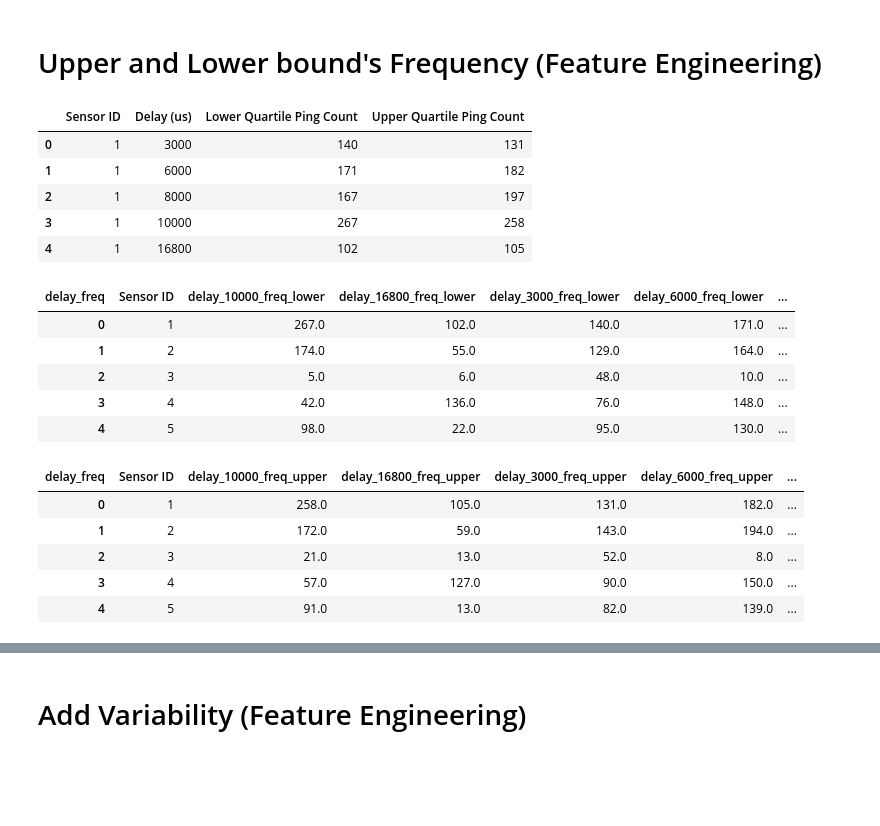
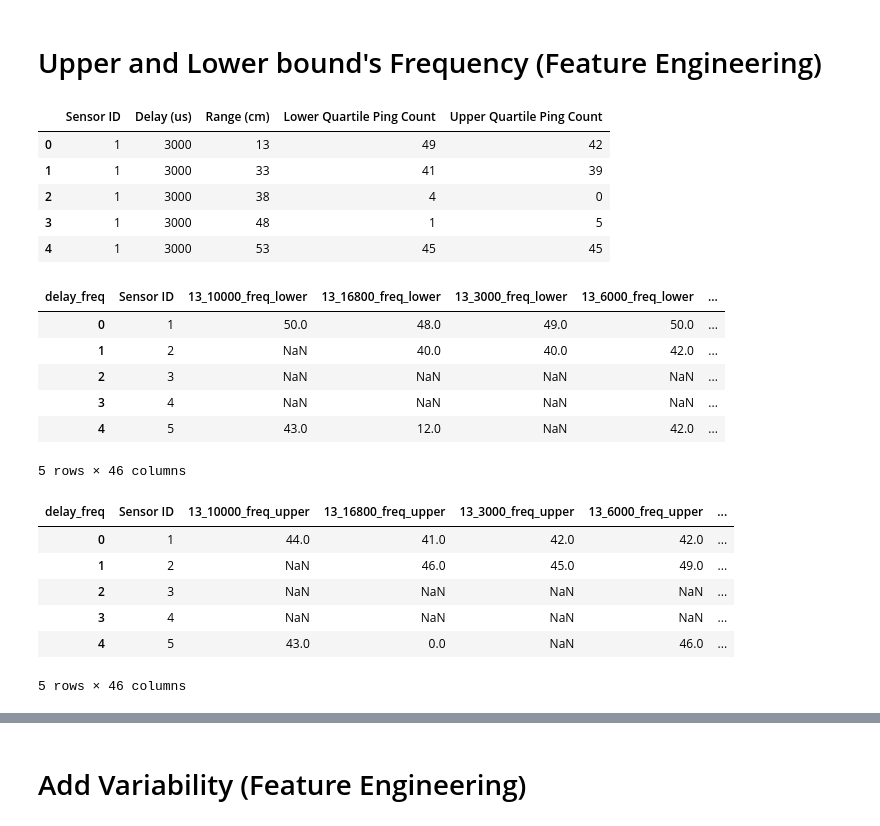
Before and after one commit to JihoonChung/ML_Sensor_Characterization, a Jupyter notebook: Analysis/Delay_sequence_data/US_delay_sequence_feature_engineering.ipynb, the cells around one changed output, grey strips where cells are left out. Drawn from its saved outputs; the diff is of its cells as text; code cells hidden in the pictures; blank space fills up the shorter version.

```diff
--- a/Analysis/Delay_sequence_data/US_delay_sequence_feature_engineering.ipynb
+++ b/Analysis/Delay_sequence_data/US_delay_sequence_feature_engineering.ipynb
@@ -664,65 +664,67 @@ df_all.head()
 # Upper and Lower bound's Frequency (Feature Engineering)
 # %%
 # Group by 'Sensor ID' and 'Delay (us)' for lower quartile
-grouped_lower_outliers = df_lower_quartile.groupby(['Sensor ID', 'Delay (us)'])['Ping Time (us)'].count().reset_index()
+grouped_lower_outliers = df_lower_quartile.groupby(['Sensor ID', 'Delay (us)',"Range (cm)"])['Ping Time (us)'].count().reset_index()
 
 # Group by 'Sensor ID' and 'Delay (us)' for upper quartile
-grouped_upper_outliers = df_upper_quartile.groupby(['Sensor ID', 'Delay (us)'])['Ping Time (us)'].count().reset_index()
+grouped_upper_outliers = df_upper_quartile.groupby(['Sensor ID', 'Delay (us)',"Range (cm)"])['Ping Time (us)'].count().reset_index()
 
 # Merge the grouped dataframes with alias column names for the count columns
-df_outlier_freq = pd.merge(grouped_lower_outliers, grouped_upper_outliers, on=['Sensor ID', 'Delay (us)'], suffixes=('_lower', '_upper'), how='left')
+df_outlier_freq = pd.merge(grouped_lower_outliers, grouped_upper_outliers, on=['Sensor ID', 'Delay (us)',"Range (cm)"], suffixes=('_lower', '_upper'), how='left')
 
 # Rename the columns if necessary
 df_outlier_freq.rename(columns={
     'Ping Time (us)_lower': 'Lower Quartile Ping Count',
     'Ping Time (us)_upper': 'Upper Quartile Ping Count'
 }, inplace=True)
 
 
 # Replace NaN values with 0
 df_outlier_freq.fillna(0, inplace=True)
 
 df_outlier_freq['Lower Quartile Ping Count'] = df_outlier_freq['Lower Quartile Ping Count'].astype(int)
 df_outlier_freq['Upper Quartile Ping Count'] = df_outlier_freq['Upper Quartile Ping Count'].astype(int)
 
 
 # Display the resulting DataFrame
 df_outlier_freq.head()
 # %% [output]
-|  | Sensor ID | Delay (us) | Lower Quartile Ping Count | Upper Quartile Ping Count |
-| 0 | 1 | 3000 | 140 | 131 |
-| 1 | 1 | 6000 | 171 | 182 |
-| 2 | 1 | 8000 | 167 | 197 |
-| 3 | 1 | 10000 | 267 | 258 |
-| 4 | 1 | 16800 | 102 | 105 |
+|  | Sensor ID | Delay (us) | Range (cm) | Lower Quartile Ping Count | Upper Quartile Ping Count |
+| 0 | 1 | 3000 | 13 | 49 | 42 |
+| 1 | 1 | 3000 | 33 | 41 | 39 |
+| 2 | 1 | 3000 | 38 | 4 | 0 |
+| 3 | 1 | 3000 | 48 | 1 | 5 |
+| 4 | 1 | 3000 | 53 | 45 | 45 |
 # %%
-df_outlier_freq['delay_freq'] =  "delay"+ '_' + df_outlier_freq['Delay (us)'].astype(str)+'_'+"freq"+'_'+"lower"
+df_outlier_freq['delay_freq'] =  df_outlier_freq['Range (cm)'].astype(str)+ '_' + df_outlier_freq['Delay (us)'].astype(str)+'_'+"freq"+'_'+"lower"
 
 # Step 3: Pivot the table
 df_pivot_lower = df_outlier_freq.pivot(index='Sensor ID', columns='delay_freq', values='Lower Quartile Ping Count').reset_index()
 
 df_pivot_lower.head()
 # %% [output]
-| delay_freq | Sensor ID | delay_10000_freq_lower | delay_16800_freq_lower | delay_3000_freq_lower | delay_6000_freq_lower | ... |
-| 0 | 1 | 267.0 | 102.0 | 140.0 | 171.0 | ... |
-| 1 | 2 | 174.0 | 55.0 | 129.0 | 164.0 | ... |
-| 2 | 3 | 5.0 | 6.0 | 48.0 | 10.0 | ... |
-| 3 | 4 | 42.0 | 136.0 | 76.0 | 148.0 | ... |
-| 4 | 5 | 98.0 | 22.0 | 95.0 | 130.0 | ... |
+| delay_freq | Sensor ID | 13_10000_freq_lower | 13_16800_freq_lower | 13_3000_freq_lower | 13_6000_freq_lower | ... |
+| 0 | 1 | 50.0 | 48.0 | 49.0 | 50.0 | ... |
+| 1 | 2 | NaN | 40.0 | 40.0 | 42.0 | ... |
+| 2 | 3 | NaN | NaN | NaN | NaN | ... |
+| 3 | 4 | NaN | NaN | NaN | NaN | ... |
+| 4 | 5 | 43.0 | 12.0 | NaN | 42.0 | ... |
+5 rows × 46 columns
 # %%
-df_outlier_freq['delay_freq'] =  "delay"+ '_' + df_outlier_freq['Delay (us)'].astype(str)+'_'+"freq"+'_'+"upper"
+df_outlier_freq['delay_freq'] = df_outlier_freq['Range (cm)'].astype(str)+ '_' + df_outlier_freq['Delay (us)'].astype(str)+'_'+"freq"+'_'+"upper"
 
 # Step 3: Pivot the table
 df_pivot_upper = df_outlier_freq.pivot(index='Sensor ID', columns='delay_freq', values='Upper Quartile Ping Count').reset_index()
 
 df_pivot_upper.head()
 # %% [output]
-| delay_freq | Sensor ID | delay_10000_freq_upper | delay_16800_freq_upper | delay_3000_freq_upper | delay_6000_freq_upper | ... |
-| 0 | 1 | 258.0 | 105.0 | 131.0 | 182.0 | ... |
-| 1 | 2 | 172.0 | 59.0 | 143.0 | 194.0 | ... |
-| 2 | 3 | 21.0 | 13.0 | 52.0 | 8.0 | ... |
-| 3 | 4 | 57.0 | 127.0 | 90.0 | 150.0 | ... |
-| 4 | 5 | 91.0 | 13.0 | 82.0 | 139.0 | ... |
+| delay_freq | Sensor ID | 13_10000_freq_upper | 13_16800_freq_upper | 13_3000_freq_upper | 13_6000_freq_upper | ... |
+| 0 | 1 | 44.0 | 41.0 | 42.0 | 42.0 | ... |
+| 1 | 2 | NaN | 46.0 | 45.0 | 49.0 | ... |
+| 2 | 3 | NaN | NaN | NaN | NaN | ... |
+| 3 | 4 | NaN | NaN | NaN | NaN | ... |
+| 4 | 5 | 43.0 | 0.0 | NaN | 46.0 | ... |
+5 rows × 46 columns
 # %%
 df_delay_freq = pd.merge(df_pivot_lower,df_pivot_upper, on='Sensor ID',how='left')
 # Replace NaN values with 0
```
Also changed, not shown: parts of 4 cells of this notebook, 6 other files.
